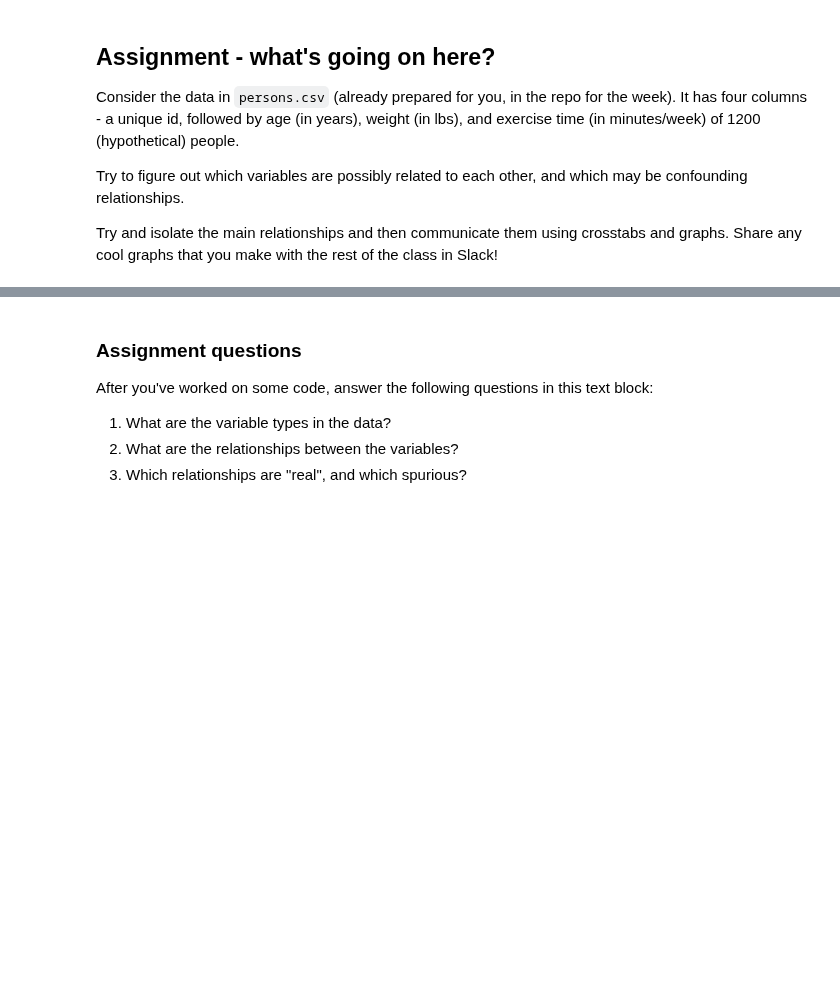
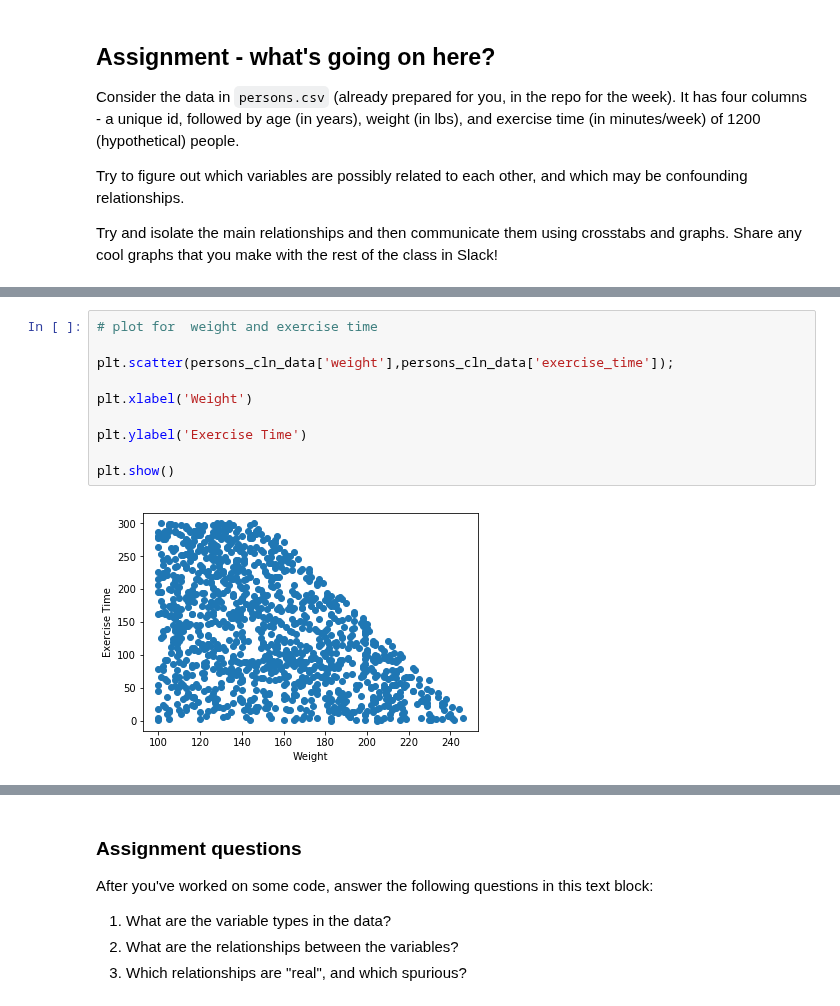
Before and after one commit to bloominstituteoftechnology/DS-Unit-1-Sprint-1-Dealing-With-Data, a Jupyter notebook: module3-databackedassertions/LS_DS_113_Making_Data_backed_Assertions_Assignment.ipynb, the cells around one changed output, grey strips where cells are left out. Drawn from its saved outputs; the diff is of its cells as text; blank space fills up the shorter version.

```diff
--- a/module3-databackedassertions/LS_DS_113_Making_Data_backed_Assertions_Assignment.ipynb
+++ b/module3-databackedassertions/LS_DS_113_Making_Data_backed_Assertions_Assignment.ipynb
@@ -20,0 +180,12 @@ Try and isolate the main relationships and then communicate them using crosstabs
+# %%
+# plot for  weight and exercise time
+
+plt.scatter(persons_cln_data['weight'],persons_cln_data['exercise_time']);
+
+plt.xlabel('Weight')
+
+plt.ylabel('Exercise Time')
+
+plt.show()
+# %% [output]
+[figure, added]
```
Also changed, not shown: parts of 26 cells of this notebook.
